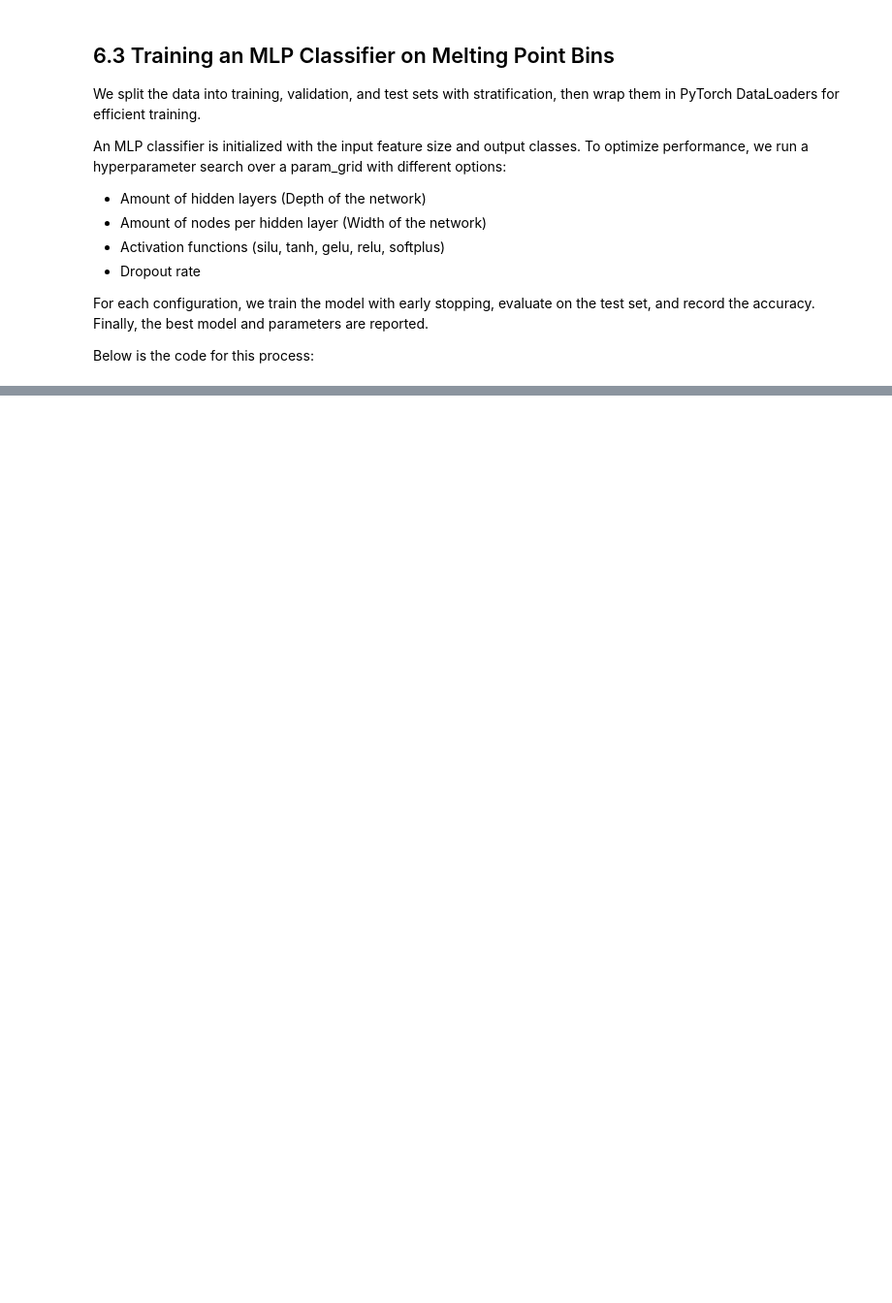
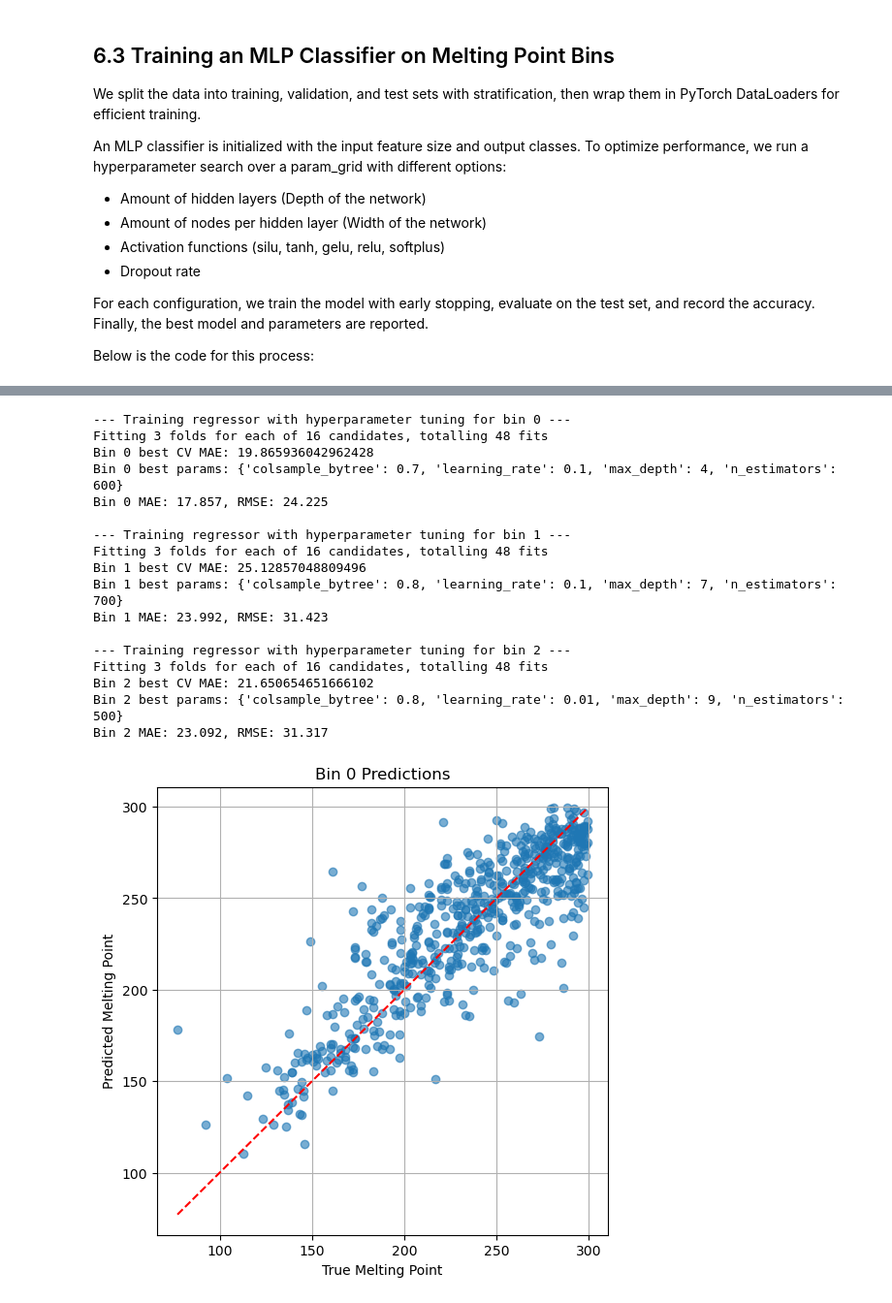
Before and after one commit to Skylerturner/kaggle_melting_point_ensemble, a Jupyter notebook: large_data_notebook.ipynb, the cells around one changed output, grey strips where cells are left out. Shown at 97% size. Saved outputs shown, nothing was run; the diff lists cells and outputs as text; code cells hidden in the pictures; blank space fills up the shorter version.

```diff
--- a/large_data_notebook.ipynb
+++ b/large_data_notebook.ipynb
@@ -544,26 +576,54 @@ broad_search_results = grid_search_per_bin(
 # %%
-refined_param_grids = {
+refined_param_grid = {
     0: {
         'max_depth': [4, 5],
-        'learning_rate': [0.015, 0.02, 0.03],
-        'n_estimators': [500, 600, 700],
+        'learning_rate': [0.1, 0.15],
+        'n_estimators': [500, 600],
+        'colsample_bytree': [0.7, 0.8],
     },
     1: {
-        'max_depth': [4, 5],
-        'learning_rate': [0.01, 0.02, 0.03],
-        'n_estimators': [300, 400, 500],
+        'max_depth': [7, 9],
+        'learning_rate': [0.1, 0.15],
+        'n_estimators': [600, 700],
+        'colsample_bytree': [0.7, 0.8],
     },
     2: {
-        'max_depth': [3, 4],
-        'learning_rate': [0.015, 0.025],
-        'n_estimators': [400, 500, 600],
+        'max_depth': [7, 9],
+        'learning_rate': [0.009, 0.01],
+        'n_estimators': [500, 600],
+        'colsample_bytree': [0.7, 0.8],
     }
 }
 
-refined_search_results = grid_search_per_bin(
-    df=your_dataframe,
-    features=your_feature_columns,
-    param_grids=refined_param_grids,
+refined_search_results = per_bin_grid_search(
+    df=df,
+    features=top_features,
+    param_grids=refined_param_grid,
     bin_col='Tm_bin',
     target_col='Tm'
 )
+
+# Loop through each bin's results and plot predictions
+for bin_label, result in refined_search_results.items():
+    y_test = result['y_test']
+    y_pred = result['y_pred']
+    plot_regression_predictions(y_test, y_pred, bin_label)
+# %% [output]
+--- Training regressor with hyperparameter tuning for bin 0 ---
+Fitting 3 folds for each of 16 candidates, totalling 48 fits
+Bin 0 best CV MAE: 19.865936042962428
+Bin 0 best params: {'colsample_bytree': 0.7, 'learning_rate': 0.1, 'max_depth': 4, 'n_estimators': 600}
+Bin 0 MAE: 17.857, RMSE: 24.225
+
+--- Training regressor with hyperparameter tuning for bin 1 ---
+Fitting 3 folds for each of 16 candidates, totalling 48 fits
+Bin 1 best CV MAE: 25.12857048809496
+Bin 1 best params: {'colsample_bytree': 0.8, 'learning_rate': 0.1, 'max_depth': 7, 'n_estimators': 700}
+Bin 1 MAE: 23.992, RMSE: 31.423
+
+--- Training regressor with hyperparameter tuning for bin 2 ---
+Fitting 3 folds for each of 16 candidates, totalling 48 fits
+Bin 2 best CV MAE: 21.650654651666102
+Bin 2 best params: {'colsample_bytree': 0.8, 'learning_rate': 0.01, 'max_depth': 9, 'n_estimators': 500}
+Bin 2 MAE: 23.092, RMSE: 31.317
+[figure, added]
```
Also changed, not shown: parts of 12 cells of this notebook, 2 other files.
